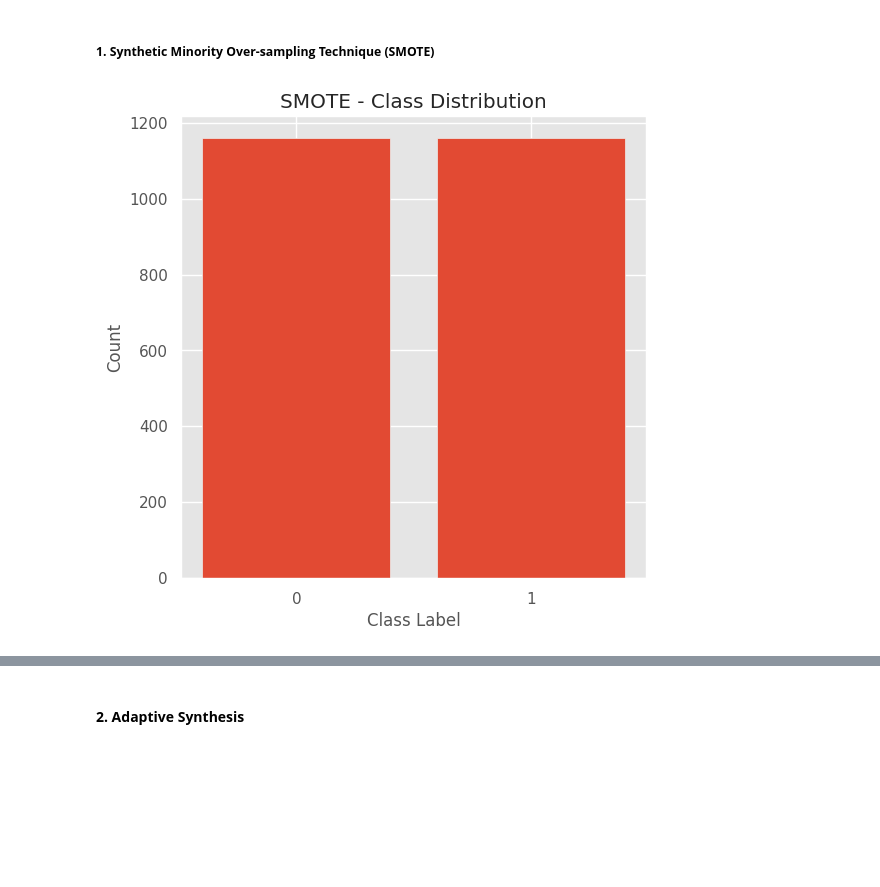
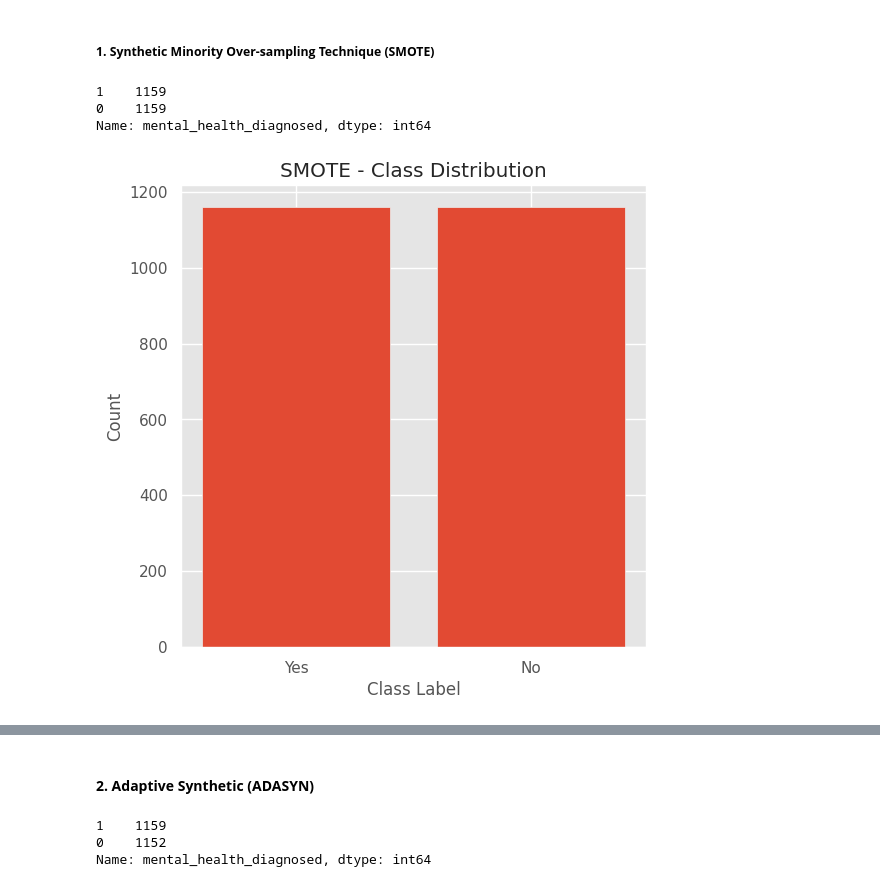
Before and after one commit to tsholofelo-mokheleli/ACIS-2023-New-Zealand, a Jupyter notebook: Experiment.ipynb, the cells around one changed output, grey strips where cells are left out. Drawn from its saved outputs; the diff is of its cells as text; code cells hidden in the pictures; blank space fills up the shorter version.

```diff
--- a/Experiment.ipynb
+++ b/Experiment.ipynb
@@ -245,18 +245,23 @@ plt.show()
 smote = SMOTE(random_state=42)
 X_train_resampled, y_train_resampled = smote.fit_resample(X_train, y_train)
 
-smote_imbal = y_train_resampled.value_counts()
+smote_counts = y_train_resampled.value_counts()
+print(smote_counts)
+# %% [output]
+1    1159
+0    1159
+Name: mental_health_diagnosed, dtype: int64
 # %%
-# Plot the class distribution
+smote_counts.index = smote_counts.index.map({1: 'Yes', 0: 'No'})
+
 plt.figure(figsize=(6, 6))
-plt.bar(smote_imbal.index, smote_imbal.values)
+plt.bar(smote_counts.index, smote_counts.values)
 plt.xlabel('Class Label')
 plt.ylabel('Count')
 plt.title('SMOTE - Class Distribution')
-plt.xticks(smote_imbal.index)
 plt.show()
 # %% [output]
-[figure, old version]
+[figure, new version]
 # %%
 # Dictionary to store evaluation metrics
 results = {}
@@ -326,4 +331,14 @@ Confusion Matrix:
 [[116  32]
  [ 15 275]]
 # %% [markdown]
-#### **2. Adaptive Synthesis**
+#### **2. Adaptive Synthetic  (ADASYN)**
+# %%
+adasyn = ADASYN(random_state=42)
+X_train_resampled, y_train_resampled = adasyn.fit_resample(X_train, y_train)
+
+adasyn_counts = y_train_resampled.value_counts()
+print(adasyn_counts)
+# %% [output]
+1    1159
+0    1152
+Name: mental_health_diagnosed, dtype: int64
```
Also changed, not shown: parts of 3 cells of this notebook.
